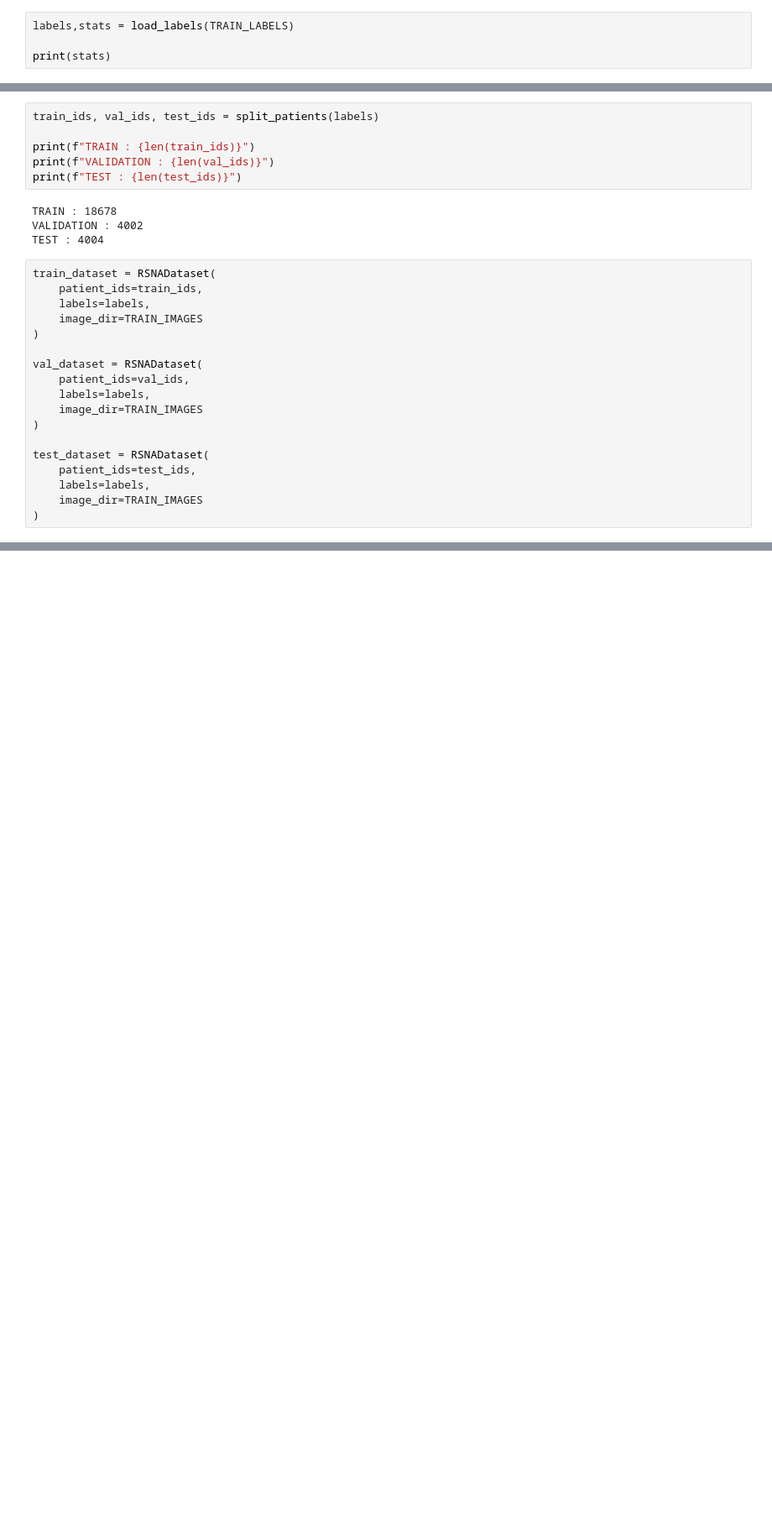
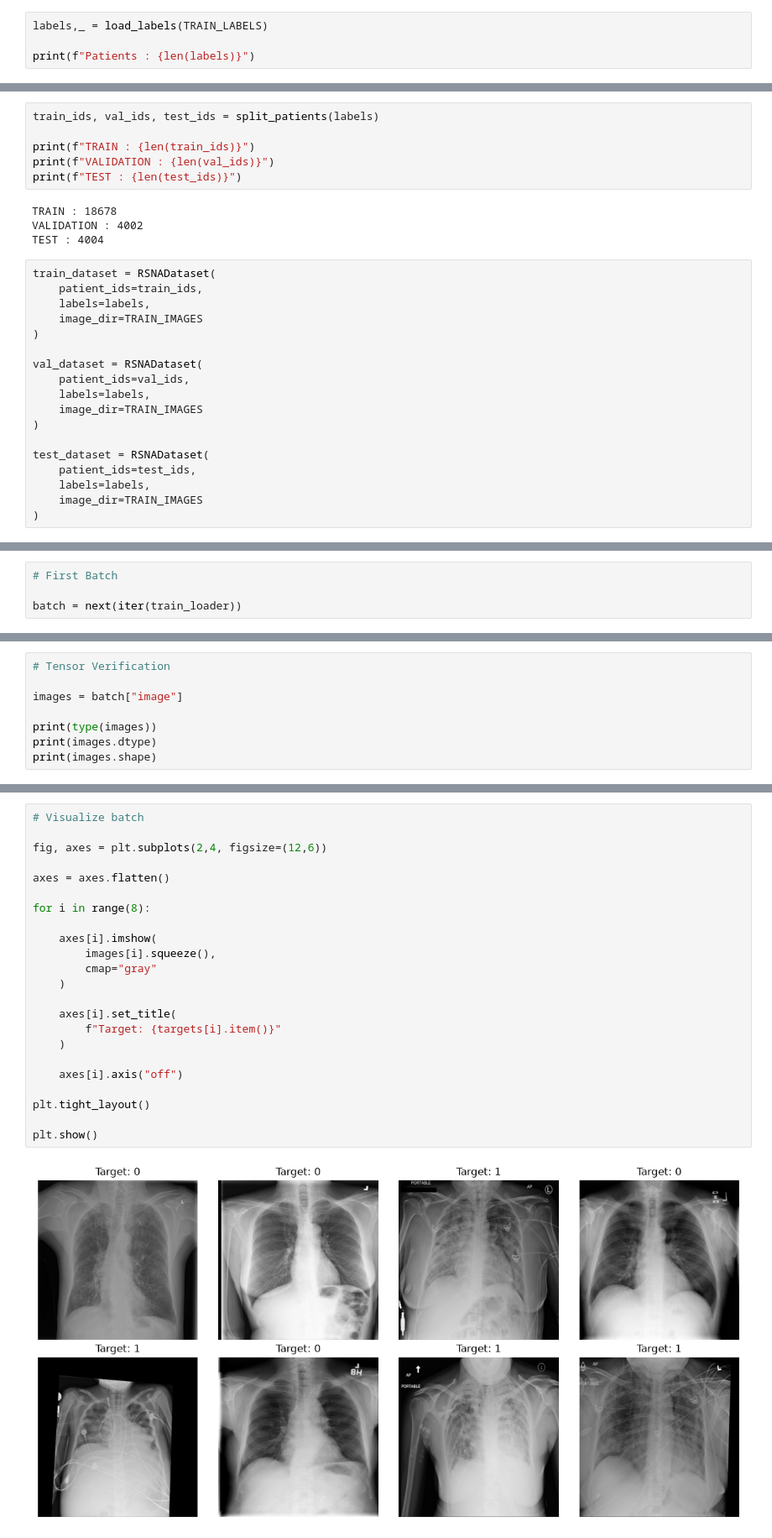
Before and after one commit to Ananth-Narayan-LS/AstraMed_v1.0, a Jupyter notebook: notebooks/15_dataloader_verification.ipynb, the cells around one changed output, grey strips where cells are left out. Shown at 84% size. Cells and saved outputs as stored; diff of their text form; blank space fills up the shorter version.

```diff
--- a/notebooks/15_dataloader_verification.ipynb
+++ b/notebooks/15_dataloader_verification.ipynb
@@ -30,7 +30,7 @@ from src.data.dataloader import build_dataloader
 
 from src.utils.config import (TRAIN_IMAGES,TRAIN_LABELS)
 # %%
-labels,stats = load_labels(TRAIN_LABELS)
+labels,_ = load_labels(TRAIN_LABELS)
 
-print(stats)
+print(f"Patients : {len(labels)}")
 # %% [output]
@@ -85,0 +84,4 @@ TypeError: build_dataloader() missing 2 required positional arguments: 'labels'
+# %%
+# First Batch
+
+batch = next(iter(train_loader))
@@ -85,0 +92,8 @@ TypeError: build_dataloader() missing 2 required positional arguments: 'labels'
+# %%
+# Tensor Verification
+
+images = batch["image"]
+
+print(type(images))
+print(images.dtype)
+print(images.shape)
@@ -85,0 +181,25 @@ TypeError: build_dataloader() missing 2 required positional arguments: 'labels'
+# %%
+# Visualize batch
+
+fig, axes = plt.subplots(2,4, figsize=(12,6))
+
+axes = axes.flatten()
+
+for i in range(8):
+
+    axes[i].imshow(
+        images[i].squeeze(),
+        cmap="gray"
+    )
+
+    axes[i].set_title(
+        f"Target: {targets[i].item()}"
+    )
+
+    axes[i].axis("off")
+
+plt.tight_layout()
+
+plt.show()
+# %% [output]
+[figure, added]
```
Also changed, not shown: parts of 14 cells of this notebook, 8 other files.
